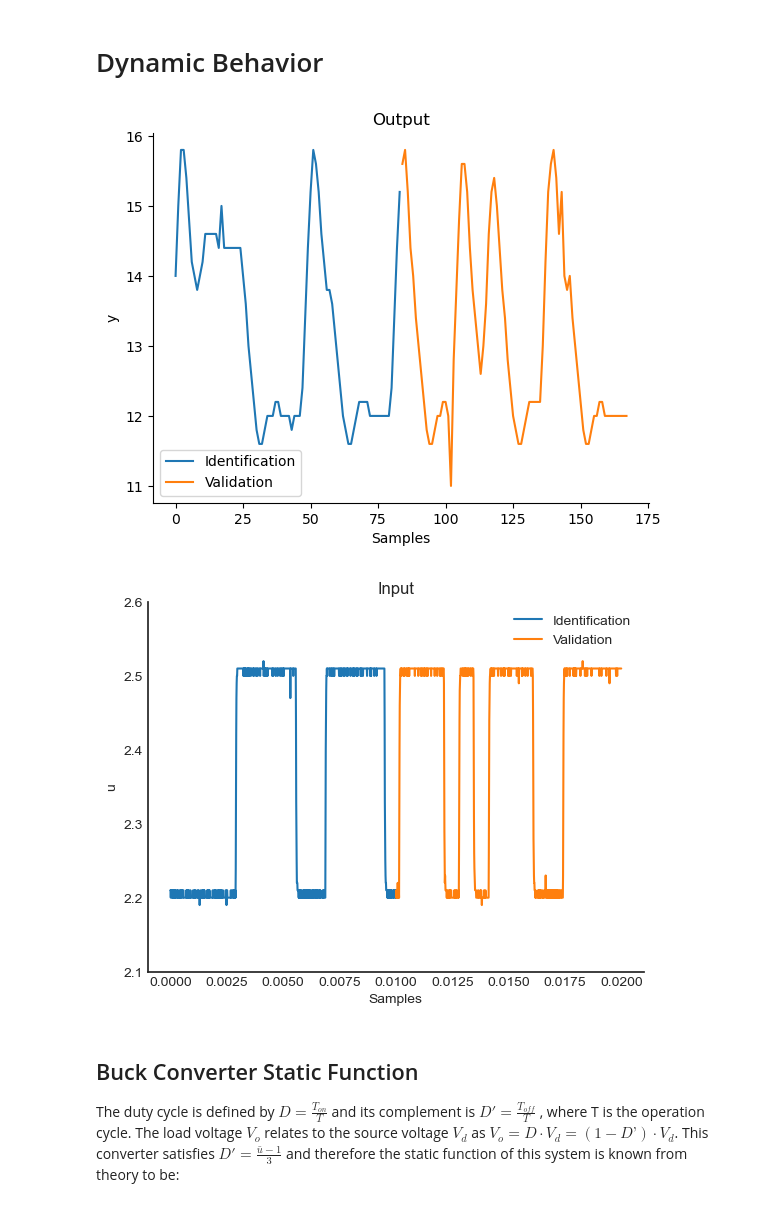
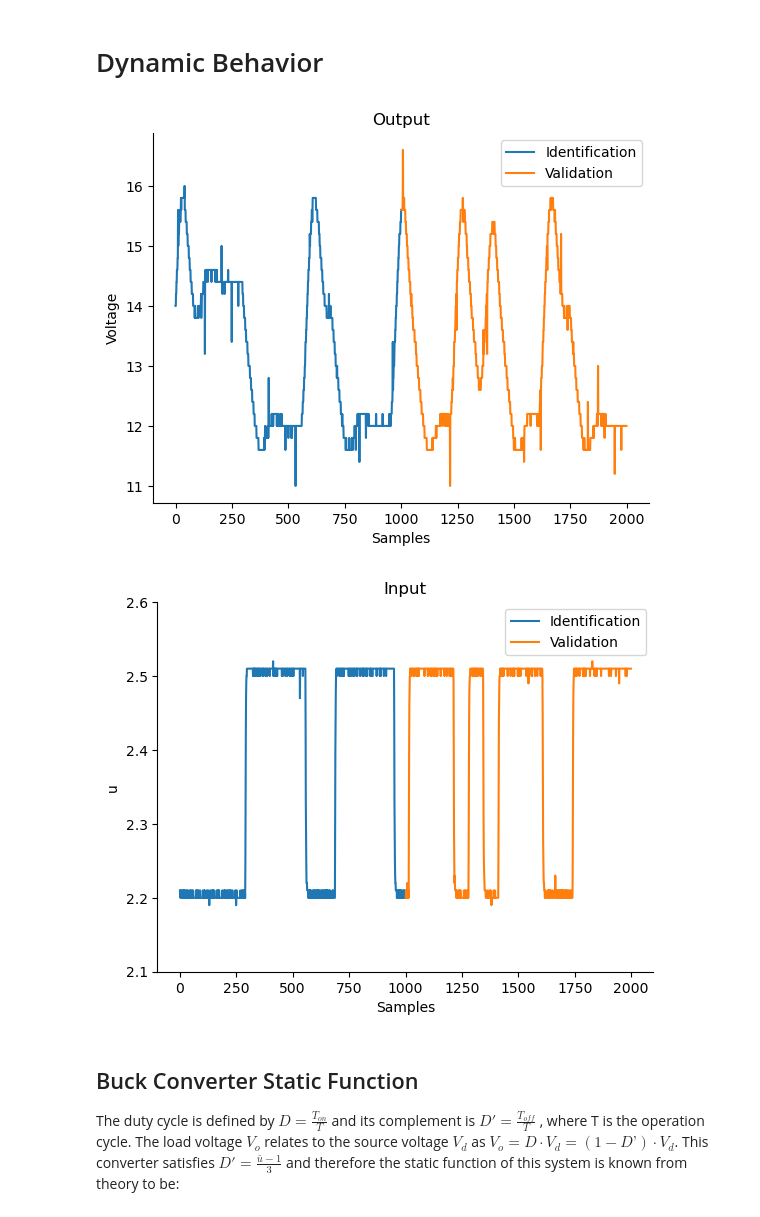
Before and after one commit to GabrielBuenoLeandro/Multiobjetive, a Jupyter notebook: examples/multiobjective_parameter_estimation.ipynb, the cells around one changed output. Saved outputs shown, nothing was run; the diff lists cells and outputs as text; code cells hidden in the pictures.

```diff
--- a/examples/multiobjective_parameter_estimation.ipynb
+++ b/examples/multiobjective_parameter_estimation.ipynb
@@ -24,42 +24,42 @@ from sysidentpy.metrics import root_relative_squared_error
 # %%
 # Reading Buck's input and output data
 data_train = pd.read_csv(r'datasets/buck.txt' , sep=" ", header=None).to_numpy()
 data_valid = pd.read_csv(r'datasets/buck_val.txt' , sep =" ", header=None).to_numpy()
 
 # Separating the identification data with decimation
 data_samples_train = data_train[::12, 2]
-data_out_train = data_train[::12, 6]
-data_int_train = data_train[::12, 4]
+data_out_train = data_train[:, 6]
+data_int_train = data_train[:, 4]
 
 # Separating the validation data with decimation
 data_samples_valid = data_valid[::12, 2]
-data_out_valid = data_valid[::12, 6]
-data_int_valid = data_valid[::12, 4]
+data_out_valid = data_valid[:, 6]
+data_int_valid = data_valid[:, 4]
 
 # Plotting the measured output (identification and validation data)
 plt.figure(1)
 plt.title('Output')
 plt.plot(np.arange(0,data_out_train.shape[0]), data_out_train, label='Identification', linewidth=1.5)
 plt.plot(np.arange(data_out_train.shape[0], data_out_train.shape[0] + data_out_valid.shape[0]), data_out_valid , label='Validation', linewidth=1.5)
 plt.xlabel('Samples')
 plt.ylabel('Voltage')
 plt.legend()
 plt.show()
 # %% [output]
-[figure, old version]
+[figure, new version]
 # %%
 # Plotting the measured input(identification and validation data)
 plt.figure(2)
 plt.title('Input')
-plt.plot(data_samples_train, data_int_train, label='Identification', linewidth=1.5)
-plt.plot(data_samples_valid, data_int_valid, label='Validation', linewidth=1.5)
+plt.plot(np.arange(0,data_out_train.shape[0]), data_int_train, label='Identification', linewidth=1.5)
+plt.plot(np.arange(data_out_train.shape[0], data_out_train.shape[0] + data_out_valid.shape[0]), data_int_valid, label='Validation', linewidth=1.5)
 plt.ylim(2.1, 2.6)
 plt.ylabel('u')
 plt.xlabel('Samples')
 plt.legend()
 plt.show()
 # %% [output]
-[figure, old version]
+[figure, new version]
 # %% [markdown]
 ## Buck Converter Static Function
 
```
Also changed, not shown: parts of 15 cells of this notebook.
